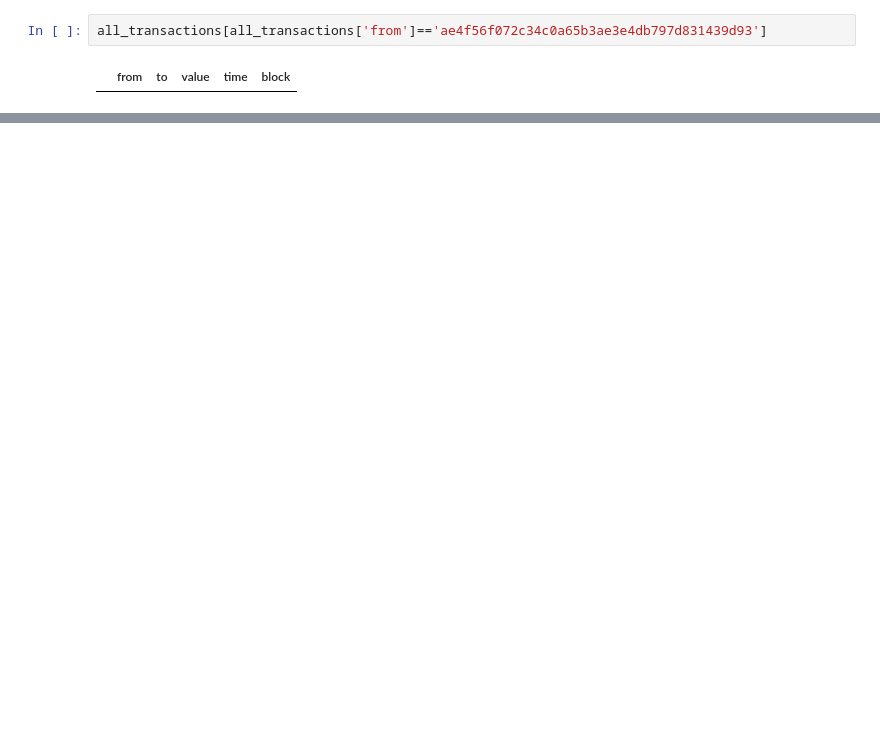
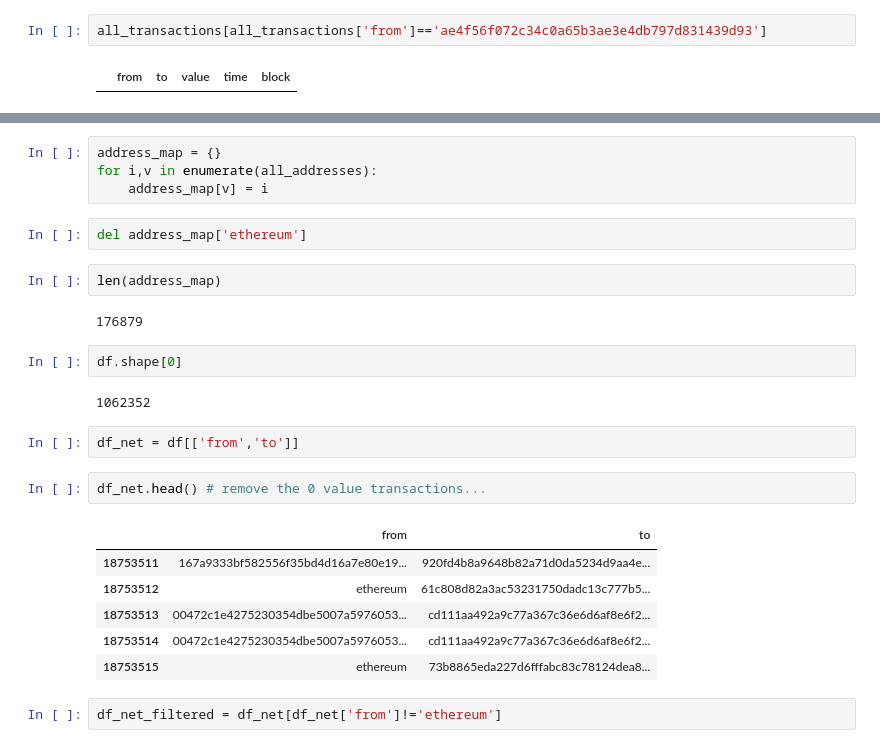
Before and after one commit to Sandipan99/Ethereum, a Jupyter notebook: EthereumExternalEffects.ipynb, the cells around one changed output, grey strips where cells are left out. Saved outputs shown, nothing was run; the diff lists cells and outputs as text; blank space fills up the shorter version.

```diff
--- a/EthereumExternalEffects.ipynb
+++ b/EthereumExternalEffects.ipynb
@@ -345,0 +314,27 @@ all_transactions[all_transactions['from']=='ae4f56f072c34c0a65b3ae3e4db797d83143
+# %%
+address_map = {}
+for i,v in enumerate(all_addresses):
+    address_map[v] = i
+# %%
+del address_map['ethereum']
+# %%
+len(address_map)
+# %% [output]
+176879
+# %%
+df.shape[0]
+# %% [output]
+1062352
+# %%
+df_net = df[['from','to']]
+# %%
+df_net.head() # remove the 0 value transactions...
+# %% [output]
+|  | from | to |
+| 18753511 | 167a9333bf582556f35bd4d16a7e80e19... | 920fd4b8a9648b82a71d0da5234d9aa4e... |
+| 18753512 | ethereum | 61c808d82a3ac53231750dadc13c777b5... |
+| 18753513 | 00472c1e4275230354dbe5007a5976053... | cd111aa492a9c77a367c36e6d6af8e6f2... |
+| 18753514 | 00472c1e4275230354dbe5007a5976053... | cd111aa492a9c77a367c36e6d6af8e6f2... |
+| 18753515 | ethereum | 73b8865eda227d6fffabc83c78124dea8... |
+# %%
+df_net_filtered = df_net[df_net['from']!='ethereum']
```
Also changed, not shown: parts of 93 cells of this notebook.
